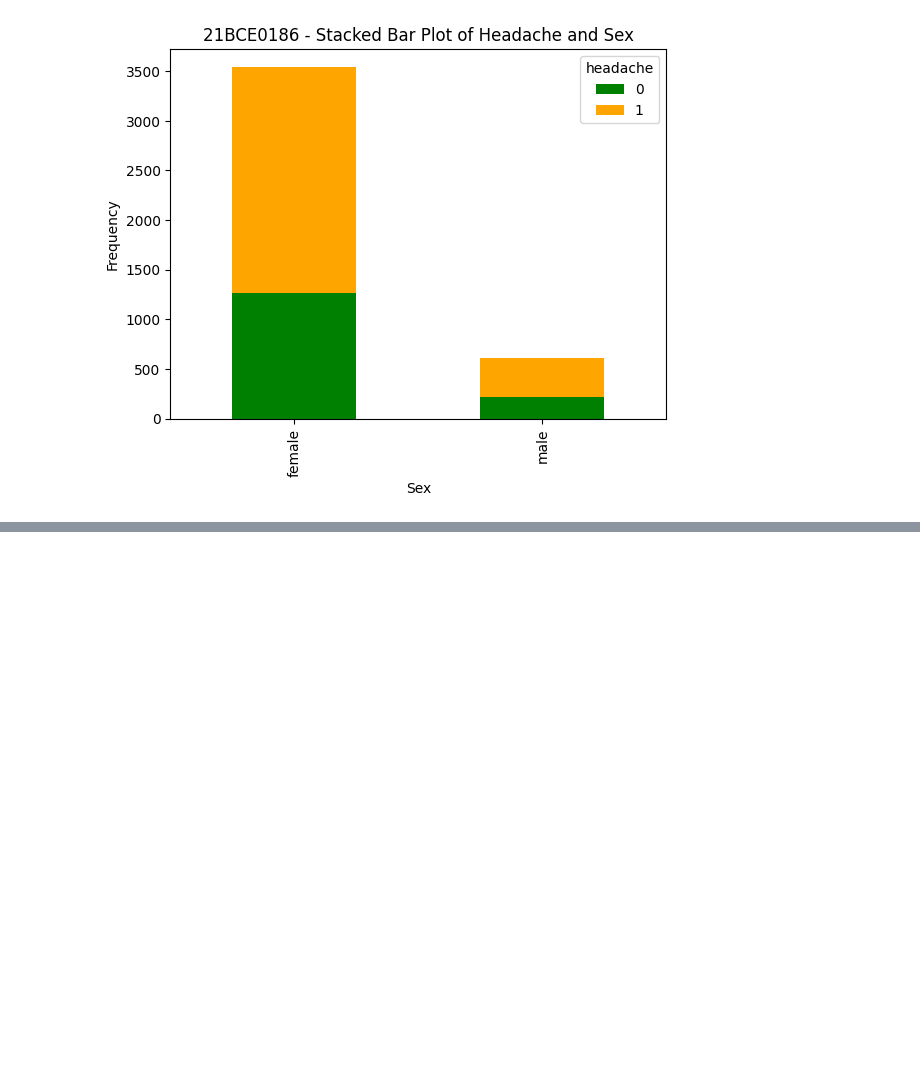
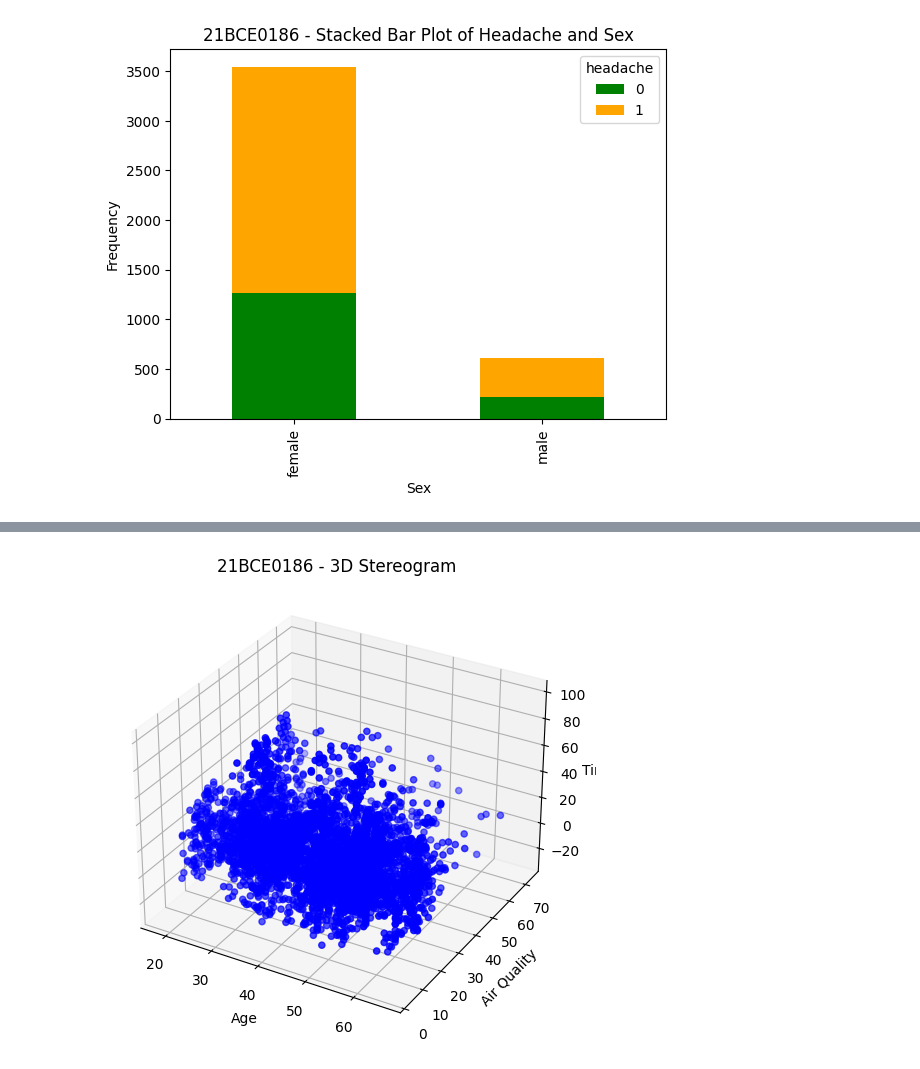
Before and after one commit to jainaryan/eda-class, a Jupyter notebook: EDA_task.ipynb, the cells around one changed output, grey strips where cells are left out. Drawn from its saved outputs; the diff is of its cells as text; code cells hidden in the pictures; blank space fills up the shorter version.

```diff
--- a/EDA_task.ipynb
+++ b/EDA_task.ipynb
@@ -652,0 +779,17 @@ plt.show()
+# %%
+from mpl_toolkits.mplot3d import Axes3D
+import numpy as np
+
+# 3D Stereogram: Let's visualize 'age', 'airq', and 'time'
+fig = plt.figure(figsize=(8, 6))
+ax = fig.add_subplot(111, projection='3d')
+
+# Scatter plot in 3D (age vs. airq vs. time)
+ax.scatter(data['age'], data['airq'], data['time'], c='b', marker='o')
+ax.set_title('21BCE0186 - 3D Stereogram')
+ax.set_xlabel('Age')
+ax.set_ylabel('Air Quality')
+ax.set_zlabel('Time')
+plt.show()
+# %% [output]
+[figure, added]
```
Also changed, not shown: parts of 10 cells of this notebook.
